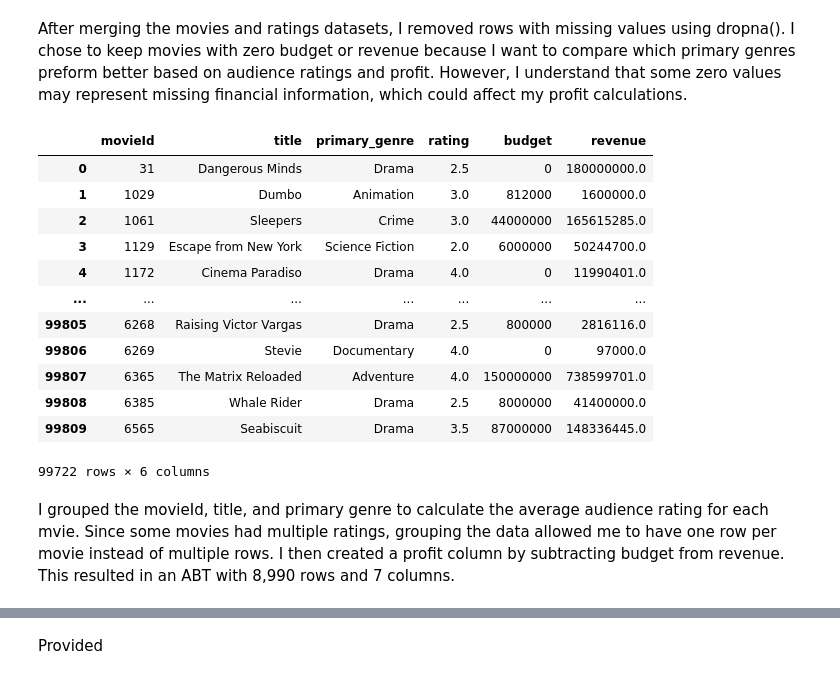
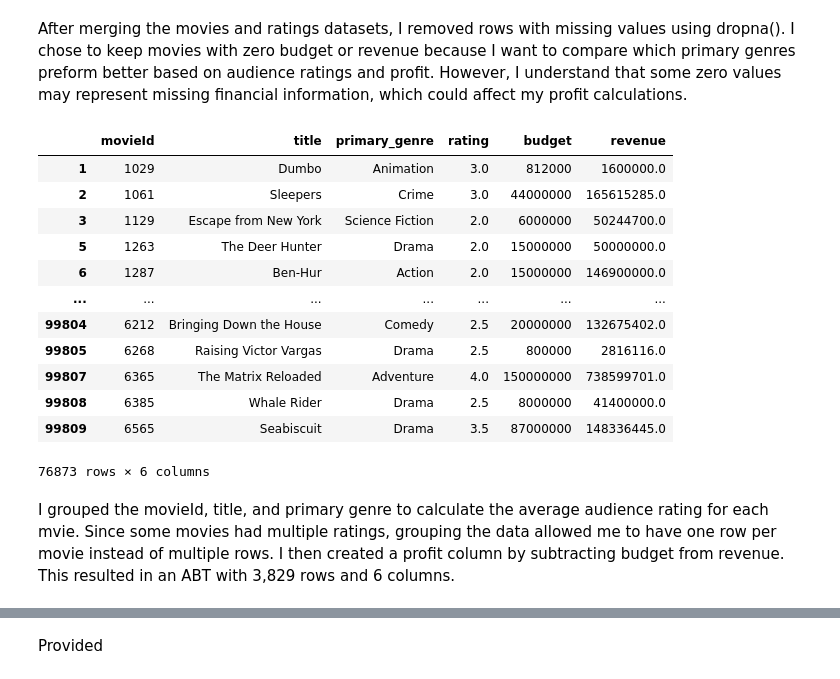
Before and after one commit to mlholg99/ban6003-project-movie-template-Meagan_Holguin, a Jupyter notebook: notebooks/movies_project_starter.ipynb, the cells around one changed output, grey strips where cells are left out. Drawn from its saved outputs; the diff is of its cells as text; code cells hidden in the pictures.

```diff
--- a/notebooks/movies_project_starter.ipynb
+++ b/notebooks/movies_project_starter.ipynb
@@ -506,23 +506,24 @@ After merging the movies and ratings datasets, I removed rows with missing value
 # %%
 #clean the movie_rating_merged DataFrame and drop missing values
 movie_rating_merged_clean = movie_rating_merged.dropna()
+movie_rating_merged_clean = movie_rating_merged_clean[(movie_rating_merged_clean['budget'] > 0) & (movie_rating_merged_clean['revenue'] > 0)]
 display(movie_rating_merged_clean)
 # %% [output]
 |  | movieId | title | primary_genre | rating | budget | revenue |
-| 0 | 31 | Dangerous Minds | Drama | 2.5 | 0 | 180000000.0 |
 | 1 | 1029 | Dumbo | Animation | 3.0 | 812000 | 1600000.0 |
 | 2 | 1061 | Sleepers | Crime | 3.0 | 44000000 | 165615285.0 |
 | 3 | 1129 | Escape from New York | Science Fiction | 2.0 | 6000000 | 50244700.0 |
-| 4 | 1172 | Cinema Paradiso | Drama | 4.0 | 0 | 11990401.0 |
+| 5 | 1263 | The Deer Hunter | Drama | 2.0 | 15000000 | 50000000.0 |
+| 6 | 1287 | Ben-Hur | Action | 2.0 | 15000000 | 146900000.0 |
 | ... | ... | ... | ... | ... | ... | ... |
+| 99804 | 6212 | Bringing Down the House | Comedy | 2.5 | 20000000 | 132675402.0 |
 | 99805 | 6268 | Raising Victor Vargas | Drama | 2.5 | 800000 | 2816116.0 |
-| 99806 | 6269 | Stevie | Documentary | 4.0 | 0 | 97000.0 |
 | 99807 | 6365 | The Matrix Reloaded | Adventure | 4.0 | 150000000 | 738599701.0 |
 | 99808 | 6385 | Whale Rider | Drama | 2.5 | 8000000 | 41400000.0 |
 | 99809 | 6565 | Seabiscuit | Drama | 3.5 | 87000000 | 148336445.0 |
-99722 rows × 6 columns
+76873 rows × 6 columns
 # %% [markdown]
-I grouped the movieId, title, and primary genre to calculate the average audience rating for each mvie. Since some movies had multiple ratings, grouping the data allowed me to have one row per movie instead of multiple rows. I then created a profit column by subtracting budget from revenue. This resulted in an ABT with 8,990 rows and 7 columns.
+I grouped the movieId, title, and primary genre to calculate the average audience rating for each mvie. Since some movies had multiple ratings, grouping the data allowed me to have one row per movie instead of multiple rows. I then created a profit column by subtracting budget from revenue. This resulted in an ABT with 3,829 rows and 6 columns.
 # %%
 #Taking movie_rating_merged_clean DataFrame and calculating the average rating per movie, and calculating profit (revenue - budget) in an abt
 movie_rating_merged_abt = movie_rating_merged_clean.groupby(
```
Also changed, not shown: parts of 5 cells of this notebook.
